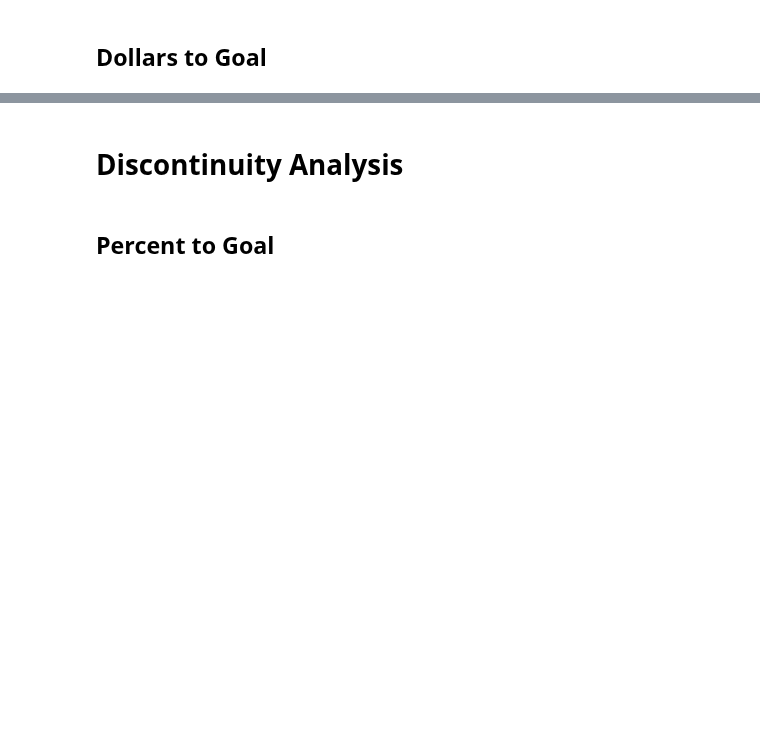
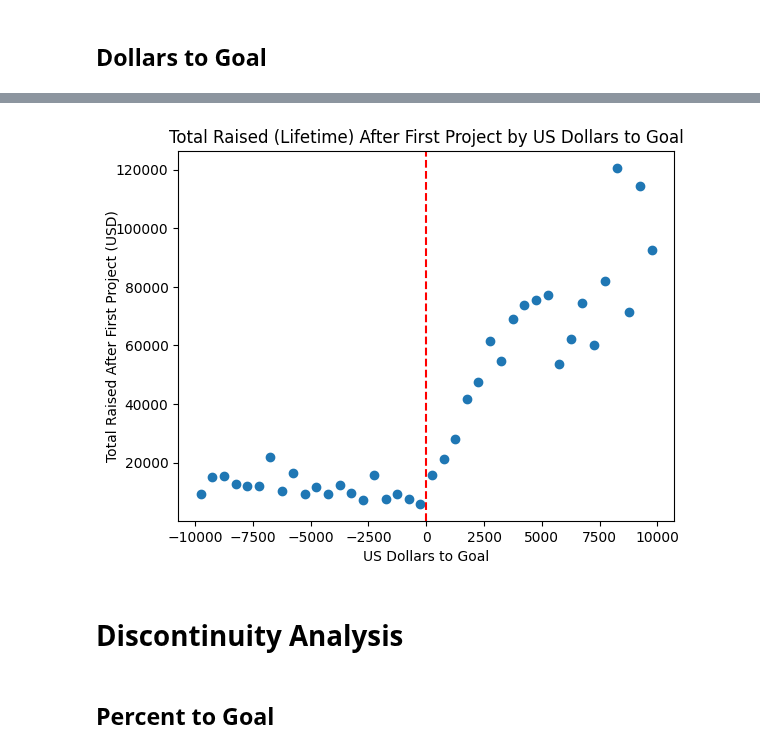
Before and after one commit to sahilpatil98/kickstarter-JMP, a Jupyter notebook: data-analysis/base_analysis.ipynb, the cells around one changed output, grey strips where cells are left out. Drawn from its saved outputs; the diff is of its cells as text; code cells hidden in the pictures; blank space fills up the shorter version.

Commit message:
updated base and descriptive analsis

```diff
--- a/data-analysis/base_analysis.ipynb
+++ b/data-analysis/base_analysis.ipynb
@@ -272,6 +237,18 @@ plotting_df
 | 37 | (8500.0, 9000.0] | 2.554217 | 1.176471 | 1.000000 | ... |
 | 38 | (9000.0, 9500.0] | 3.283133 | 1.142857 | 1.125000 | ... |
 | 39 | (9500.0, 10000.0] | 2.727891 | 1.000000 | 1.000000 | ... |
+# %%
+# Base Plot
+plt.figure()
+plt.plot(plotting_df['dollars_to_goal'], plotting_df['total_raised_after_first_usd'], 'o')
+plt.xlabel('US Dollars to Goal')
+plt.ylabel('Total Raised After First Project (USD)', labelpad=-3)
+plt.axvline(x=0, color='red', linestyle='--', label='Threshold')
+plt.title('Total Raised (Lifetime) After First Project by US Dollars to Goal')
+
+plt.savefig('../images/total_raised_after_first_usd.png')
+# %% [output]
+[figure, added]
 # %% [markdown]
 # Discontinuity Analysis
 # %% [markdown]
```
Also changed, not shown: parts of 23 cells of this notebook, 2 other files.
